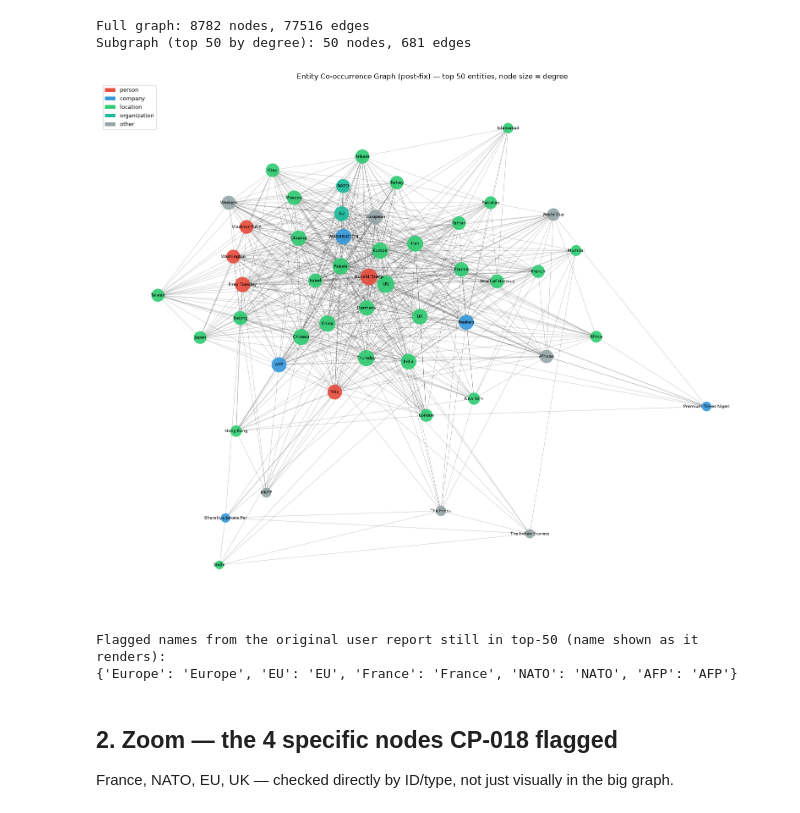
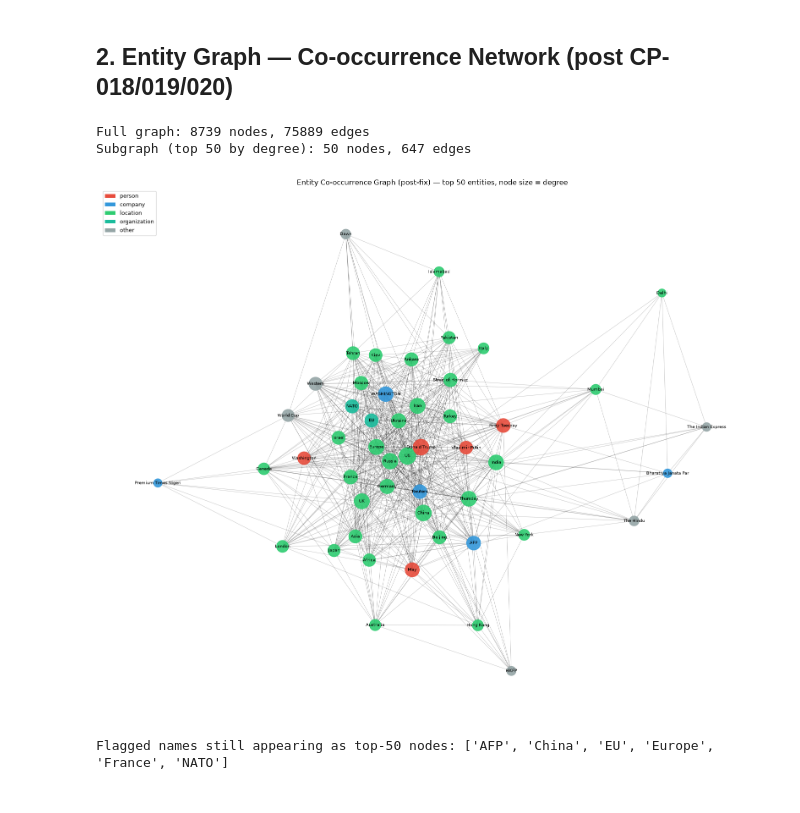
Before and after one commit to dom3095/pathosphere, a Jupyter notebook: notebooks/study_17_post_fix_entity_graph.ipynb, the cells around one changed output. Drawn from its saved outputs; the diff is of its cells as text; code cells hidden in the pictures.

```diff
--- a/notebooks/study_17_post_fix_entity_graph.ipynb
+++ b/notebooks/study_17_post_fix_entity_graph.ipynb
@@ -9,8 +13,10 @@ the same way the bugs were originally found.
 # %%
-import sqlite3, os
+import os, sqlite3, sqlite_vec
+import numpy as np
 import matplotlib.pyplot as plt
 import networkx as nx
 from pathlib import Path
+from sklearn.decomposition import PCA
 from matplotlib.patches import Patch
 
 notebook_dir = Path.cwd()
@@ -20,7 +26,11 @@ while not (notebook_dir / 'data/db/pathosphere.db').exists():
         break
 os.chdir(notebook_dir)
 
-CONN = sqlite3.connect('data/db/pathosphere.db')
+DB = Path('data/db/pathosphere.db').resolve()
+CONN = sqlite3.connect(str(DB))
+CONN.enable_load_extension(True)
+sqlite_vec.load(CONN)
+CONN.enable_load_extension(False)
 CONN.row_factory = sqlite3.Row
-print('Connected to current (post-fix) DB.')
+print(f'Connected: {DB}')
 # %% [output]
@@ -30,3 +97,5 @@ Connected to current (post-fix) DB.
+# %% [markdown]
+## 2. Entity Graph — Co-occurrence Network (post CP-018/019/020)
 # %%
 TOP_N = 50
 
@@ -57,48 +126,41 @@ top_node_ids = [n for n, _ in top_nodes]
 G = G_full.subgraph(top_node_ids).copy()
 print(f'Subgraph (top {TOP_N} by degree): {G.number_of_nodes()} nodes, {G.number_of_edges()} edges')
 # %% [output]
-Full graph: 8782 nodes, 77516 edges
-Subgraph (top 50 by degree): 50 nodes, 681 edges
+Full graph: 8739 nodes, 75889 edges
+Subgraph (top 50 by degree): 50 nodes, 647 edges
 # %%
 node_info = {}
 for nid in G.nodes():
     row = CONN.execute('SELECT name, entity_type FROM entities WHERE id = ?', (nid,)).fetchone()
     node_info[nid] = (row['name'], row['entity_type']) if row else (str(nid), 'other')
 
-# 'organization' is new since CP-018 #2 (EU/NATO used to render as 'company')
 type_colors = {
     'person': '#e74c3c', 'company': '#3498db', 'location': '#2ecc71',
     'organization': '#1abc9c', 'commodity': '#f39c12',
     'infrastructure': '#9b59b6', 'other': '#95a5a6',
 }
 node_colors = [type_colors.get(node_info[n][1], '#95a5a6') for n in G.nodes()]
 node_sizes = [100 + 15 * G.degree(n) for n in G.nodes()]
 
 fig, ax = plt.subplots(figsize=(16, 13))
 pos = nx.spring_layout(G, k=0.6, seed=42, weight='weight')
 nx.draw_networkx_edges(G, pos, alpha=0.25, width=0.6, ax=ax)
 nx.draw_networkx_nodes(G, pos, node_color=node_colors, node_size=node_sizes, alpha=0.9, ax=ax)
 labels = {n: node_info[n][0][:20] for n in G.nodes()}
 nx.draw_networkx_labels(G, pos, labels, font_size=7, ax=ax)
 
 legend_elems = [Patch(facecolor=c, label=t) for t, c in type_colors.items() if any(node_info[n][1]==t for n in G.nodes())]
 ax.legend(handles=legend_elems, loc='upper left', fontsize=9)
 ax.set_title(f'Entity Co-occurrence Graph (post-fix) — top {TOP_N} entities, node size = degree')
 ax.axis('off')
 plt.tight_layout()
 plt.savefig('study_17_entity_graph.png', dpi=150, bbox_inches='tight')
 plt.show()
 
-# Flag any residual duplicate/noise the user originally called out, if still present
-flagged = ['EU', 'Europe', 'France', 'FRANCE', 'NATO', 'APP', 'VIDEO', 'English', 'England', 'British', 'AFP']
-present = {name: node_info[n][0] for n in G.nodes() for name in flagged if node_info[n][0] == name}
-print('\nFlagged names from the original user report still in top-50 (name shown as it renders):')
-print(present if present else '(none of the exact flagged surface names appear as separate top-50 nodes anymore)')
+flagged = ['EU', 'Europe', 'European', 'France', 'FRANCE', 'NATO', 'APP', 'VIDEO',
+           'English', 'England', 'British', 'AFP', 'China', 'Chinese']
+present = sorted({node_info[n][0] for n in G.nodes() for name in flagged if node_info[n][0] == name})
+print('\nFlagged names still appearing as top-50 nodes:', present)
 # %% [output]
-[figure, old version]
+[figure, new version]
-Flagged names from the original user report still in top-50 (name shown as it renders):
-{'Europe': 'Europe', 'EU': 'EU', 'France': 'France', 'NATO': 'NATO', 'AFP': 'AFP'}
+Flagged names still appearing as top-50 nodes: ['AFP', 'China', 'EU', 'Europe', 'France', 'NATO']
-# %% [markdown]
-## 2. Zoom — the 4 specific nodes CP-018 flagged
-
-France, NATO, EU, UK — checked directly by ID/type, not just visually in the big graph.
```
Also changed, not shown: parts of 11 cells of this notebook, 5 other files.
